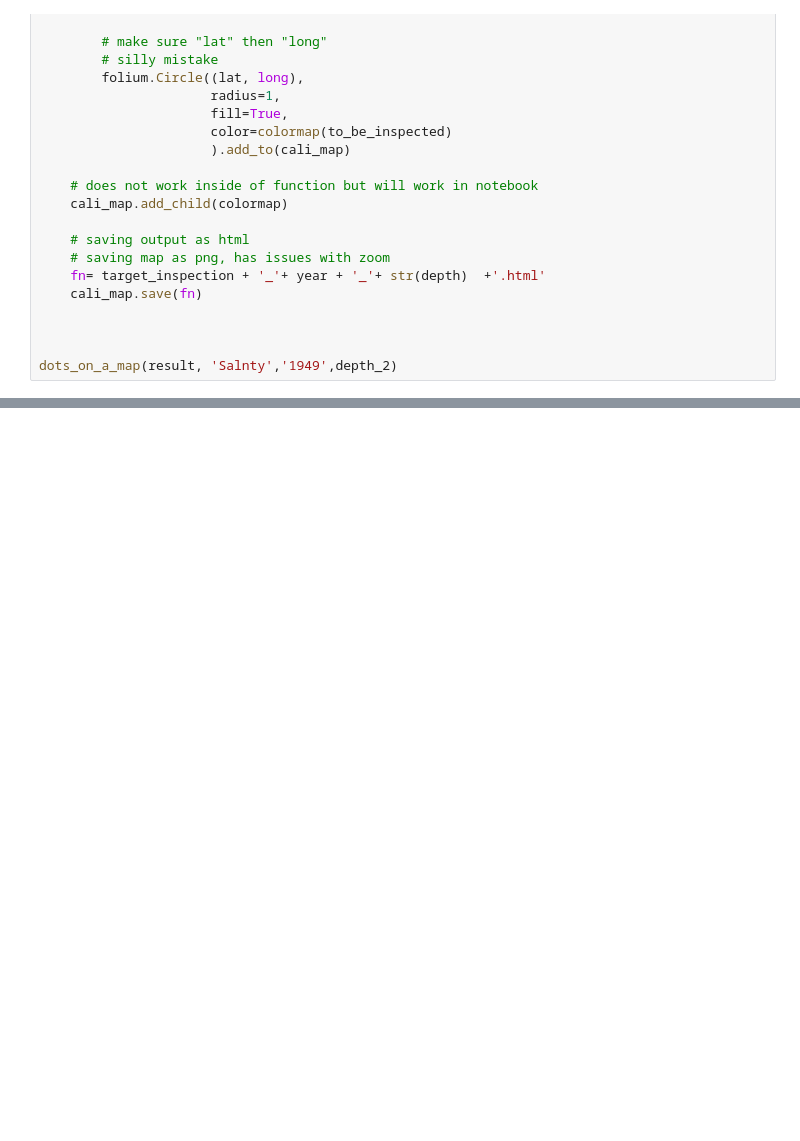
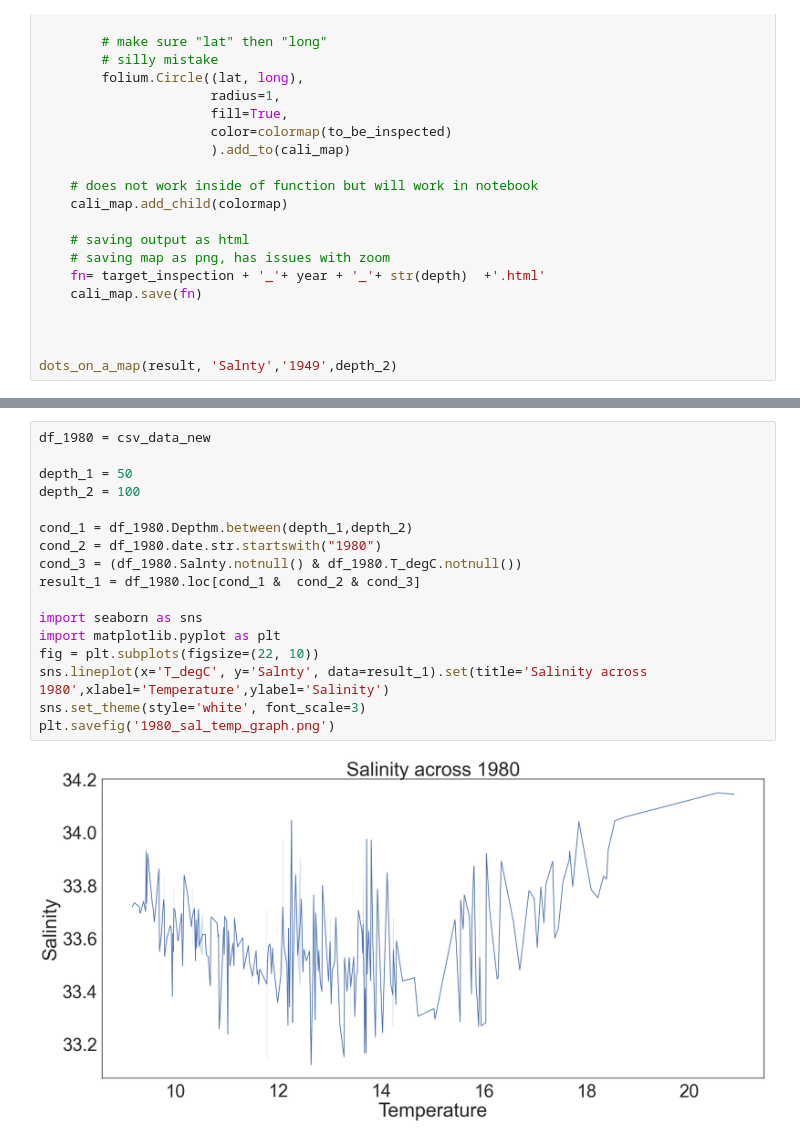
Before and after one commit to erantanen/salinity_investigation, a Jupyter notebook: testing.ipynb, the cells around one changed output, grey strips where cells are left out. Drawn from its saved outputs; the diff is of its cells as text; blank space fills up the shorter version.

```diff
--- a/testing.ipynb
+++ b/testing.ipynb
@@ -276,0 +175,19 @@ dots_on_a_map(result, 'Salnty','1949',depth_2)
+# %%
+df_1980 = csv_data_new
+
+depth_1 = 50
+depth_2 = 100
+
+cond_1 = df_1980.Depthm.between(depth_1,depth_2)
+cond_2 = df_1980.date.str.startswith("1980")
+cond_3 = (df_1980.Salnty.notnull() & df_1980.T_degC.notnull())
+result_1 = df_1980.loc[cond_1 &  cond_2 & cond_3]
+
+import seaborn as sns
+import matplotlib.pyplot as plt
+fig = plt.subplots(figsize=(22, 10))
+sns.lineplot(x='T_degC', y='Salnty', data=result_1).set(title='Salinity across 1980',xlabel='Temperature',ylabel='Salinity')
+sns.set_theme(style='white', font_scale=3)
+plt.savefig('1980_sal_temp_graph.png')
+# %% [output]
+[figure, added]
```
Also changed, not shown: parts of 17 cells of this notebook, 9 other files.
